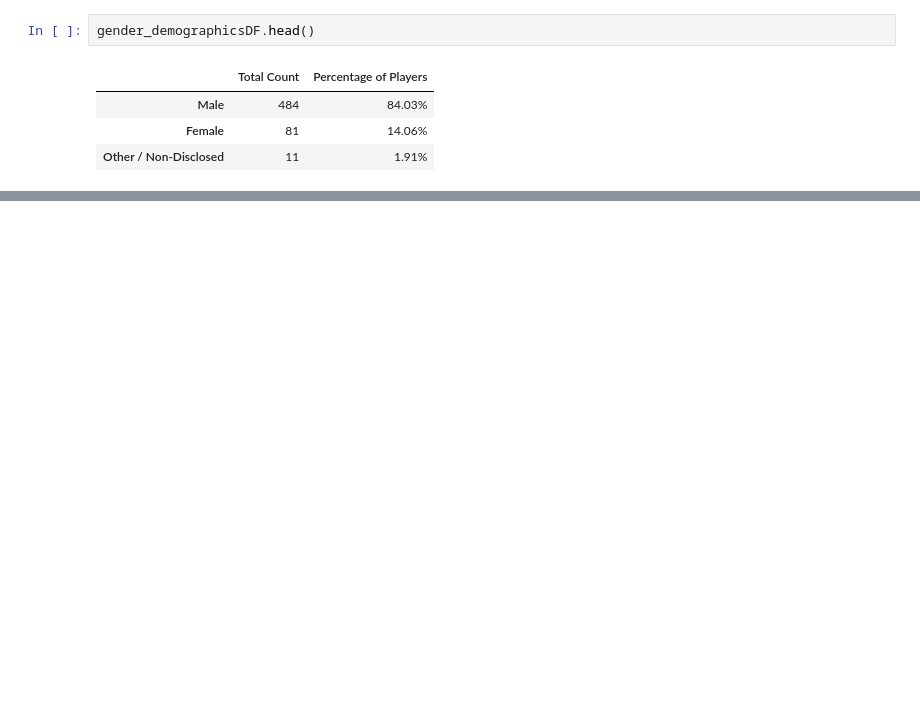
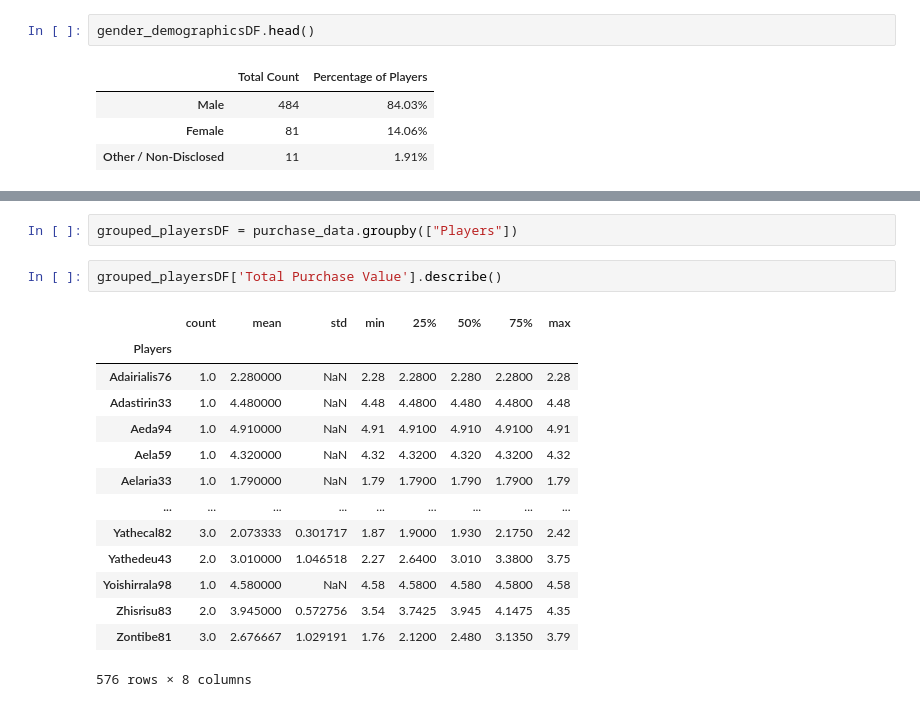
Before and after one commit to IrinaGV/pandas-challenge, a Jupyter notebook: HeroesOfPymoli/HeroesOfPymoli.ipynb, the cells around one changed output, grey strips where cells are left out. Drawn from its saved outputs; the diff is of its cells as text; blank space fills up the shorter version.

```diff
--- a/HeroesOfPymoli/HeroesOfPymoli.ipynb
+++ b/HeroesOfPymoli/HeroesOfPymoli.ipynb
@@ -153,0 +351,19 @@ gender_demographicsDF.head()
+# %%
+grouped_playersDF = purchase_data.groupby(["Players"])
+# %%
+grouped_playersDF['Total Purchase Value'].describe()
+# %% [output]
+|  | count | mean | std | min | 25% | 50% | 75% | max |
+| Players |  |  |  |  |  |  |  |  |
+| Adairialis76 | 1.0 | 2.280000 | NaN | 2.28 | 2.2800 | 2.280 | 2.2800 | 2.28 |
+| Adastirin33 | 1.0 | 4.480000 | NaN | 4.48 | 4.4800 | 4.480 | 4.4800 | 4.48 |
+| Aeda94 | 1.0 | 4.910000 | NaN | 4.91 | 4.9100 | 4.910 | 4.9100 | 4.91 |
+| Aela59 | 1.0 | 4.320000 | NaN | 4.32 | 4.3200 | 4.320 | 4.3200 | 4.32 |
+| Aelaria33 | 1.0 | 1.790000 | NaN | 1.79 | 1.7900 | 1.790 | 1.7900 | 1.79 |
+| ... | ... | ... | ... | ... | ... | ... | ... | ... |
+| Yathecal82 | 3.0 | 2.073333 | 0.301717 | 1.87 | 1.9000 | 1.930 | 2.1750 | 2.42 |
+| Yathedeu43 | 2.0 | 3.010000 | 1.046518 | 2.27 | 2.6400 | 3.010 | 3.3800 | 3.75 |
+| Yoishirrala98 | 1.0 | 4.580000 | NaN | 4.58 | 4.5800 | 4.580 | 4.5800 | 4.58 |
+| Zhisrisu83 | 2.0 | 3.945000 | 0.572756 | 3.54 | 3.7425 | 3.945 | 4.1475 | 4.35 |
+| Zontibe81 | 3.0 | 2.676667 | 1.029191 | 1.76 | 2.1200 | 2.480 | 3.1350 | 3.79 |
+576 rows × 8 columns
```
Also changed, not shown: parts of 109 cells of this notebook, 1 other file.
